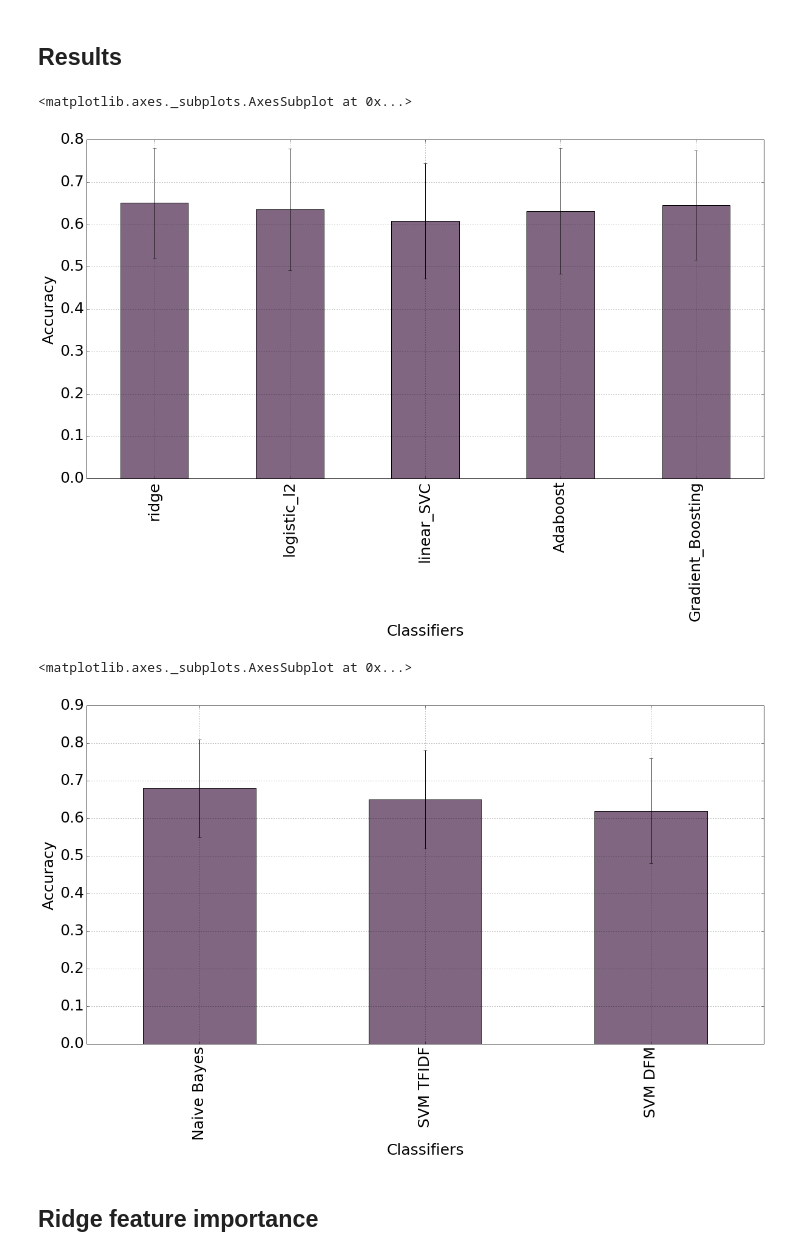
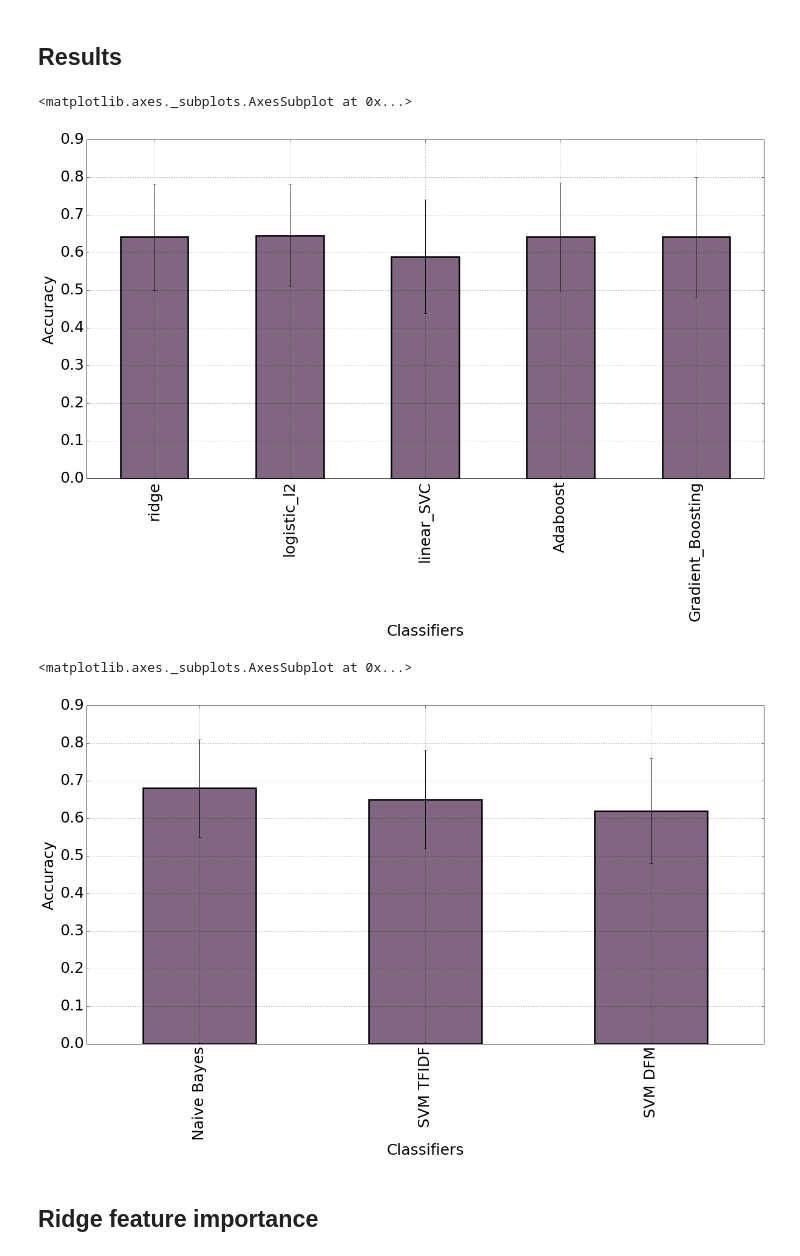
Before and after one commit to fducau/TAD_Project_2016, a Jupyter notebook: indices_models.ipynb, the cells around one changed output. Drawn from its saved outputs; the diff is of its cells as text; code cells hidden in the pictures.

```diff
--- a/indices_models.ipynb
+++ b/indices_models.ipynb
@@ -125,7 +122,7 @@ alpha = []
 # %%
 lr = LogisticRegression(penalty='l2')
 params = {'C':np.logspace(-4,3,30)}
-gs = GridSearchCV(lr, param_grid=params, scoring='accuracy', n_jobs=4)
+gs = GridSearchCV(lr, param_grid=params, scoring='accuracy', n_jobs=6, cv=10)
 # %%
 for i in range(N):
 
@@ -150,7 +147,7 @@ results = results.append(res)
 # %%
 lr = LogisticRegression(penalty='l1')
 params = {'C':np.logspace(-4,3,30)}
-gs = GridSearchCV(lr, param_grid=params, scoring='accuracy', n_jobs=4)
+gs = GridSearchCV(lr, param_grid=params, scoring='accuracy', n_jobs=6, cv=10)
 N = 50
 accuracy = []
 alpha = []
@@ -186,7 +183,7 @@ lr = LinearSVC(penalty='l2', loss='squared_hinge', dual=True, tol=0.0001,
           max_iter=1000)
 
 params = {'C':np.logspace(-4,3,30)}
-gs = GridSearchCV(lr, param_grid=params, scoring='accuracy', n_jobs=4)
+gs = GridSearchCV(lr, param_grid=params, scoring='accuracy', n_jobs=6, cv=10)
 # %%
 for i in range(N):
 
@@ -218,7 +215,7 @@ lr = SVC(C=1.0, kernel='rbf', degree=3, gamma='auto', coef0=0.0, shrinking=True,
          max_iter=-1, decision_function_shape=None, random_state=None)
 
 params = {'C':np.logspace(-4,3,30)}
-gs = GridSearchCV(lr, param_grid=params, scoring='accuracy', n_jobs=4, cv=10)
+gs = GridSearchCV(lr, param_grid=params, scoring='accuracy', n_jobs=6, cv=10)
 # %%
 for i in range(N):
 
@@ -353,11 +347,11 @@ std = final.drop(['logistic_l1', 'SVC_radial', 'random_forest'],1).std()
 # %%
 fig, ax = plt.subplots(figsize=(20,10))
 plt.ylabel('Accuracy', fontsize=25)
 plt.xlabel('Classifiers', fontsize=25)
-means.plot.bar(yerr=std, ax=ax, color=(0.5,0.4,0.5), fontsize=25, grid=True)
+means.plot.bar(yerr=std, ax=ax, color=(0.5,0.4,0.5), fontsize=25, grid=True, lw=2.5)
 # %% [output]
 <matplotlib.axes._subplots.AxesSubplot at 0x...>
-[figure, old version]
+[figure, new version]
 # %%
 means = pd.Series([.68,.65, .62], index=['Naive Bayes', 'SVM TFIDF', 'SVM DFM'])
 std = pd.Series([.13, .13, .14],index=['Naive Bayes', 'SVM TFIDF', 'SVM DFM'])
@@ -366,10 +360,10 @@ fig, ax = plt.subplots(figsize=(20,10))
 plt.ylabel('Accuracy', fontsize=25)
 plt.xlabel('Classifiers', fontsize=25)
 
-means.plot.bar(yerr=std, ax=ax, color=(0.5,0.4,0.5), fontsize=25, grid=True)
+means.plot.bar(yerr=std, ax=ax, color=(0.5,0.4,0.5), fontsize=25, grid=True, lw=2.5)
 # %% [output]
 <matplotlib.axes._subplots.AxesSubplot at 0x...>
-[figure, old version]
+[figure, new version]
 # %% [markdown]
 ## Ridge feature importance
 # %%
```
Also changed, not shown: parts of 12 cells of this notebook, 17 other files.
